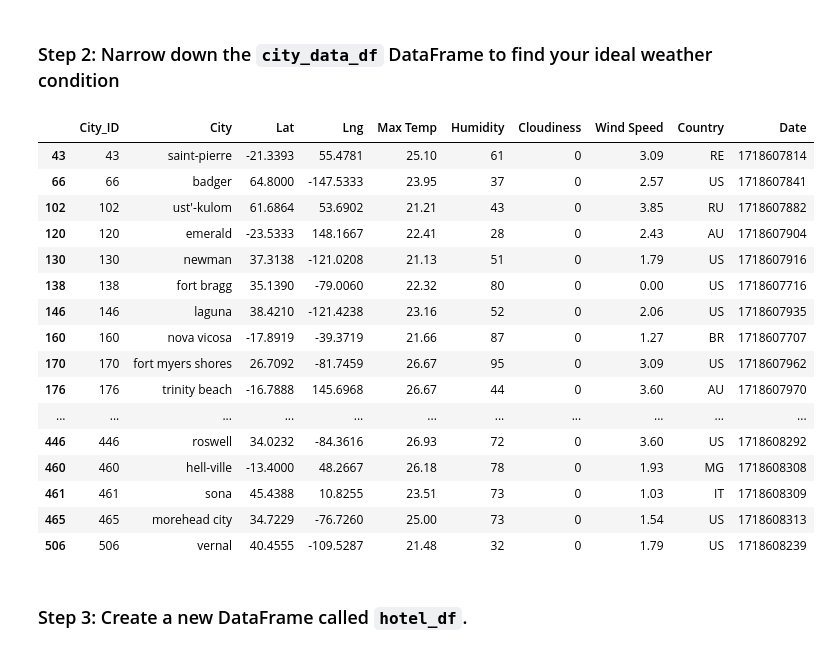
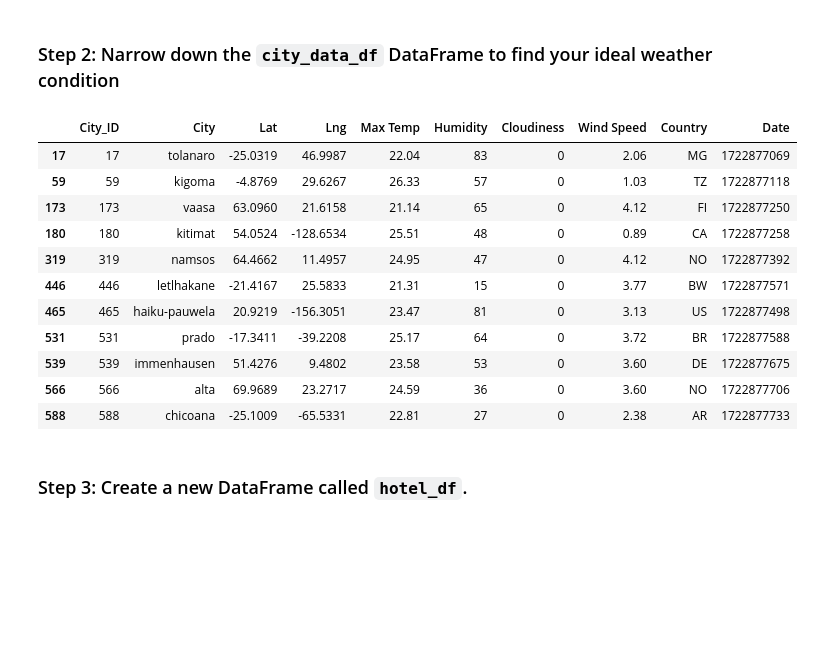
Before and after one commit to ZaneHuttinga/python-api-challenge, a Jupyter notebook: WeatherPy/VacationPy.ipynb, the cells around one changed output. Saved outputs shown, nothing was run; the diff lists cells and outputs as text; code cells hidden in the pictures; blank space fills up the shorter version.

Commit message:
Finished VacationPy.ipynb. Only need to update README file.

```diff
--- a/WeatherPy/VacationPy.ipynb
+++ b/WeatherPy/VacationPy.ipynb
@@ -57,31 +58,26 @@ map_plot
 ### Step 2: Narrow down the `city_data_df` DataFrame to find your ideal weather condition
 # %%
 # Narrow down cities that fit criteria and drop any results with null values
-# YOUR CODE HERE
+vacation_spots =  city_data_df[(city_data_df["Max Temp"] >= 21) & (city_data_df["Max Temp"] <= 27) & (city_data_df["Wind Speed"] <= 4.5) & (city_data_df["Cloudiness"] == 0)]
 
 # Drop any rows with null values
-# YOUR CODE HERE
+vacation_spots = vacation_spots.dropna(axis=0)
 
 # Display sample data
-# YOUR CODE HERE
+vacation_spots
 # %% [output]
 |  | City_ID | City | Lat | Lng | Max Temp | Humidity | Cloudiness | Wind Speed | Country | Date |
-| 43 | 43 | saint-pierre | -21.3393 | 55.4781 | 25.10 | 61 | 0 | 3.09 | RE | 1718607814 |
-| 66 | 66 | badger | 64.8000 | -147.5333 | 23.95 | 37 | 0 | 2.57 | US | 1718607841 |
-| 102 | 102 | ust'-kulom | 61.6864 | 53.6902 | 21.21 | 43 | 0 | 3.85 | RU | 1718607882 |
-| 120 | 120 | emerald | -23.5333 | 148.1667 | 22.41 | 28 | 0 | 2.43 | AU | 1718607904 |
-| 130 | 130 | newman | 37.3138 | -121.0208 | 21.13 | 51 | 0 | 1.79 | US | 1718607916 |
-| 138 | 138 | fort bragg | 35.1390 | -79.0060 | 22.32 | 80 | 0 | 0.00 | US | 1718607716 |
-| 146 | 146 | laguna | 38.4210 | -121.4238 | 23.16 | 52 | 0 | 2.06 | US | 1718607935 |
-| 160 | 160 | nova vicosa | -17.8919 | -39.3719 | 21.66 | 87 | 0 | 1.27 | BR | 1718607707 |
-| 170 | 170 | fort myers shores | 26.7092 | -81.7459 | 26.67 | 95 | 0 | 3.09 | US | 1718607962 |
-| 176 | 176 | trinity beach | -16.7888 | 145.6968 | 26.67 | 44 | 0 | 3.60 | AU | 1718607970 |
-| ... | ... | ... | ... | ... | ... | ... | ... | ... | ... | ... |
-| 446 | 446 | roswell | 34.0232 | -84.3616 | 26.93 | 72 | 0 | 3.60 | US | 1718608292 |
-| 460 | 460 | hell-ville | -13.4000 | 48.2667 | 26.18 | 78 | 0 | 1.93 | MG | 1718608308 |
-| 461 | 461 | sona | 45.4388 | 10.8255 | 23.51 | 73 | 0 | 1.03 | IT | 1718608309 |
-| 465 | 465 | morehead city | 34.7229 | -76.7260 | 25.00 | 73 | 0 | 1.54 | US | 1718608313 |
-| 506 | 506 | vernal | 40.4555 | -109.5287 | 21.48 | 32 | 0 | 1.79 | US | 1718608239 |
+| 17 | 17 | tolanaro | -25.0319 | 46.9987 | 22.04 | 83 | 0 | 2.06 | MG | 1722877069 |
+| 59 | 59 | kigoma | -4.8769 | 29.6267 | 26.33 | 57 | 0 | 1.03 | TZ | 1722877118 |
+| 173 | 173 | vaasa | 63.0960 | 21.6158 | 21.14 | 65 | 0 | 4.12 | FI | 1722877250 |
+| 180 | 180 | kitimat | 54.0524 | -128.6534 | 25.51 | 48 | 0 | 0.89 | CA | 1722877258 |
+| 319 | 319 | namsos | 64.4662 | 11.4957 | 24.95 | 47 | 0 | 4.12 | NO | 1722877392 |
+| 446 | 446 | letlhakane | -21.4167 | 25.5833 | 21.31 | 15 | 0 | 3.77 | BW | 1722877571 |
+| 465 | 465 | haiku-pauwela | 20.9219 | -156.3051 | 23.47 | 81 | 0 | 3.13 | US | 1722877498 |
+| 531 | 531 | prado | -17.3411 | -39.2208 | 25.17 | 64 | 0 | 3.72 | BR | 1722877588 |
+| 539 | 539 | immenhausen | 51.4276 | 9.4802 | 23.58 | 53 | 0 | 3.60 | DE | 1722877675 |
+| 566 | 566 | alta | 69.9689 | 23.2717 | 24.59 | 36 | 0 | 3.60 | NO | 1722877706 |
+| 588 | 588 | chicoana | -25.1009 | -65.5331 | 22.81 | 27 | 0 | 2.38 | AR | 1722877733 |
 # %% [markdown]
 ### Step 3: Create a new DataFrame called `hotel_df`.
 # %%
```
Also changed, not shown: parts of 5 cells of this notebook.
